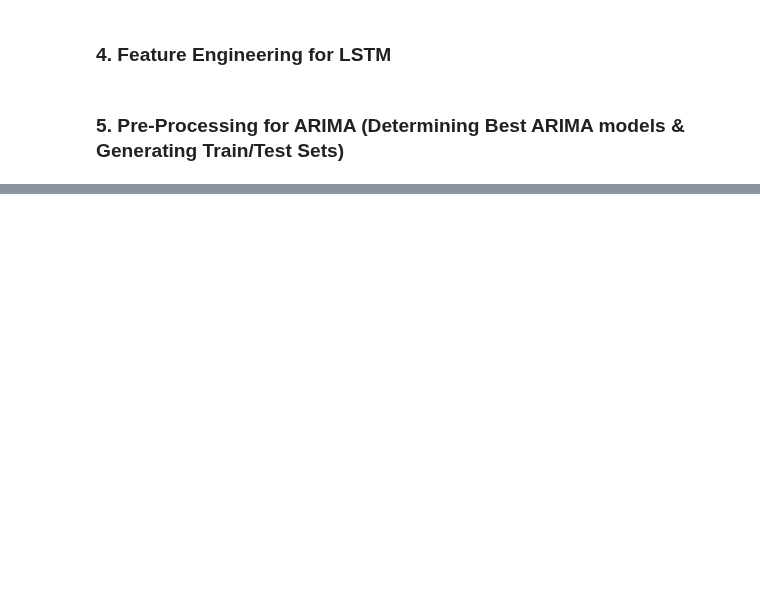
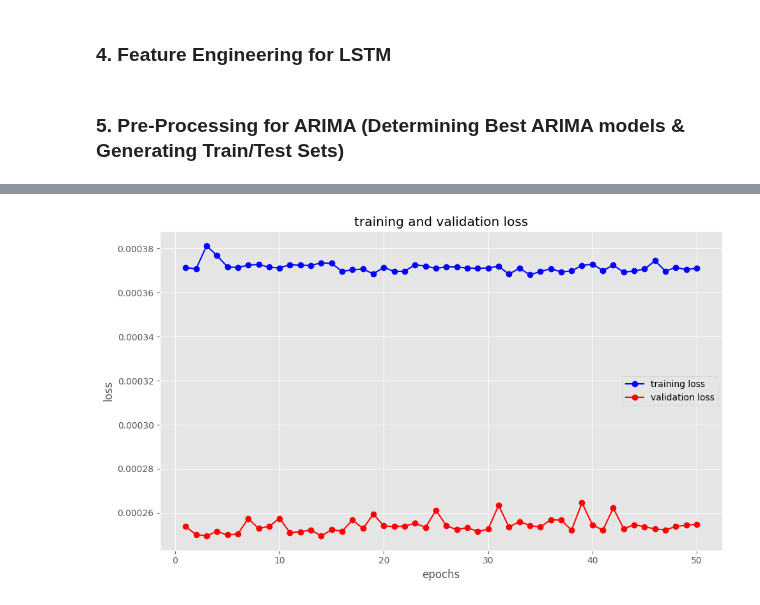
Before and after one commit to cem-akkus/Master, a Jupyter notebook: AssetReturnPrediction.ipynb, the cells around one changed output, grey strips where cells are left out. Drawn from its saved outputs; the diff is of its cells as text; code cells hidden in the pictures; blank space fills up the shorter version.

```diff
--- a/AssetReturnPrediction.ipynb
+++ b/AssetReturnPrediction.ipynb
@@ -169,0 +228,4 @@ X_ft_train_SAP, X_ft_val_SAP, Y_train_SAP, Y_val_SAP = train_test_split(X_temp,
+# %%
+#hyperparameter for lstm
+epochs = 50
+verbose = 1
@@ -169,0 +288,10 @@ X_ft_train_SAP, X_ft_val_SAP, Y_train_SAP, Y_val_SAP = train_test_split(X_temp,
+# %%
+tuner = BayesianOptimization(
+    build_model,
+    objective='val_loss',
+    max_trials=20,  # Number of trials to run
+    executions_per_trial=1,  # Number of models that should be built and fit for each trial
+    directory='directory',  # Directory to save logs and models
+    project_name='project',
+    overwrite = True
+)
@@ -169,0 +309,12 @@ X_ft_train_SAP, X_ft_val_SAP, Y_train_SAP, Y_val_SAP = train_test_split(X_temp,
+# %%
+# best hyperparameters
+best_trial = tuner.oracle.get_best_trials(num_trials=1)[0]
+best_hyperparameters = best_trial.hyperparameters.values
+
+# print the best hyperparameters
+print("Best Hyperparameters:")
+for key, value in best_hyperparameters.items():
+    print(f"{key}: {value}")
+
+# Retrieve the best model
+best_model = tuner.get_best_models(num_models=1)[0]
@@ -169,0 +325,5 @@ X_ft_train_SAP, X_ft_val_SAP, Y_train_SAP, Y_val_SAP = train_test_split(X_temp,
+# %%
+history_LSTM_SAP = best_model.fit(X_ft_train_SAP, Y_train_SAP, epochs=epochs, verbose=verbose, validation_data=(X_ft_val_SAP, Y_val_SAP))
+
+# Predicting values for SAP asset returns
+yhat_SAP = best_model.predict(X_ft_test_SAP)
@@ -169,0 +348,16 @@ X_ft_train_SAP, X_ft_val_SAP, Y_train_SAP, Y_val_SAP = train_test_split(X_temp,
+# %%
+#plot - loss of lstm sap prediction
+train_loss = history_LSTM_SAP.history['loss']
+val_loss = history_LSTM_SAP.history['val_loss']
+epochs = range(1, len(train_loss) + 1)
+
+plt.figure(figsize=(10, 6))
+plt.plot(epochs, train_loss, 'bo-', label='training loss')
+plt.plot(epochs, val_loss, 'ro-', label='validation loss')
+plt.title('training and validation loss')
+plt.xlabel('epochs')
+plt.ylabel('loss')
+plt.legend()
+plt.tight_layout()
+# %% [output]
+[figure, added]
```
Also changed, not shown: parts of 13 cells of this notebook.
